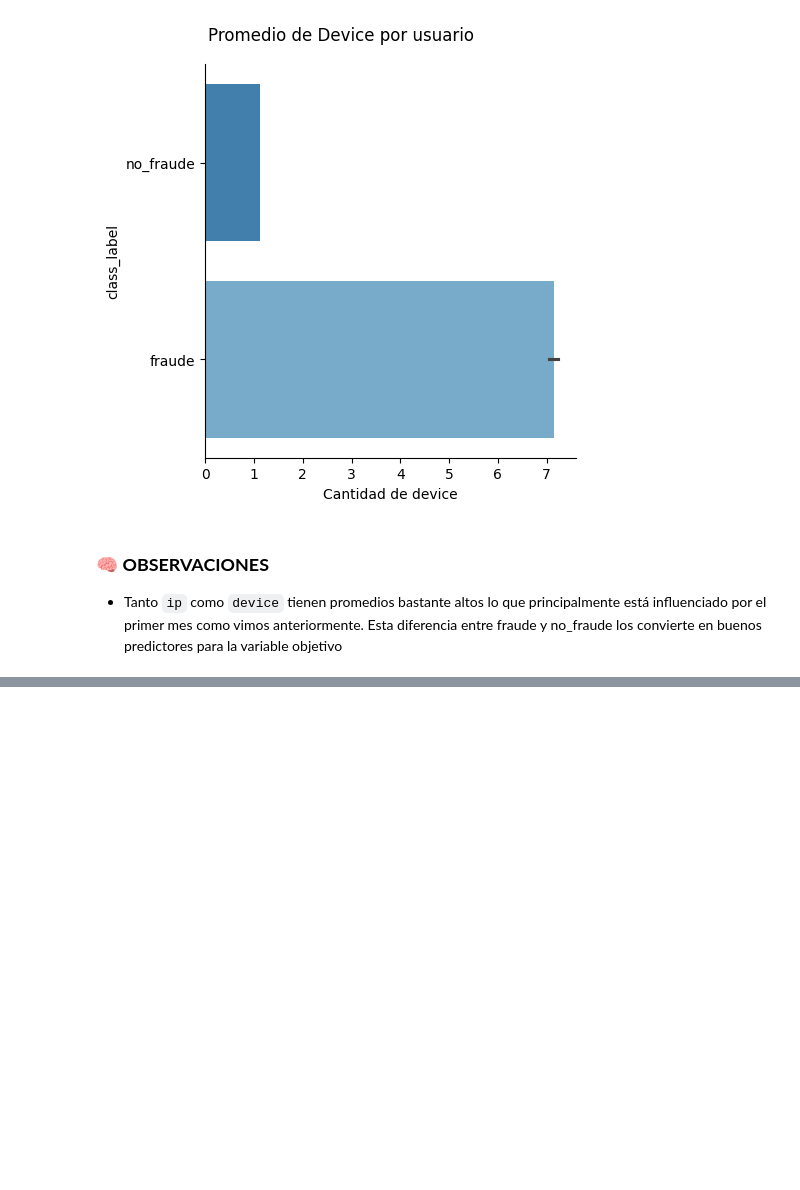
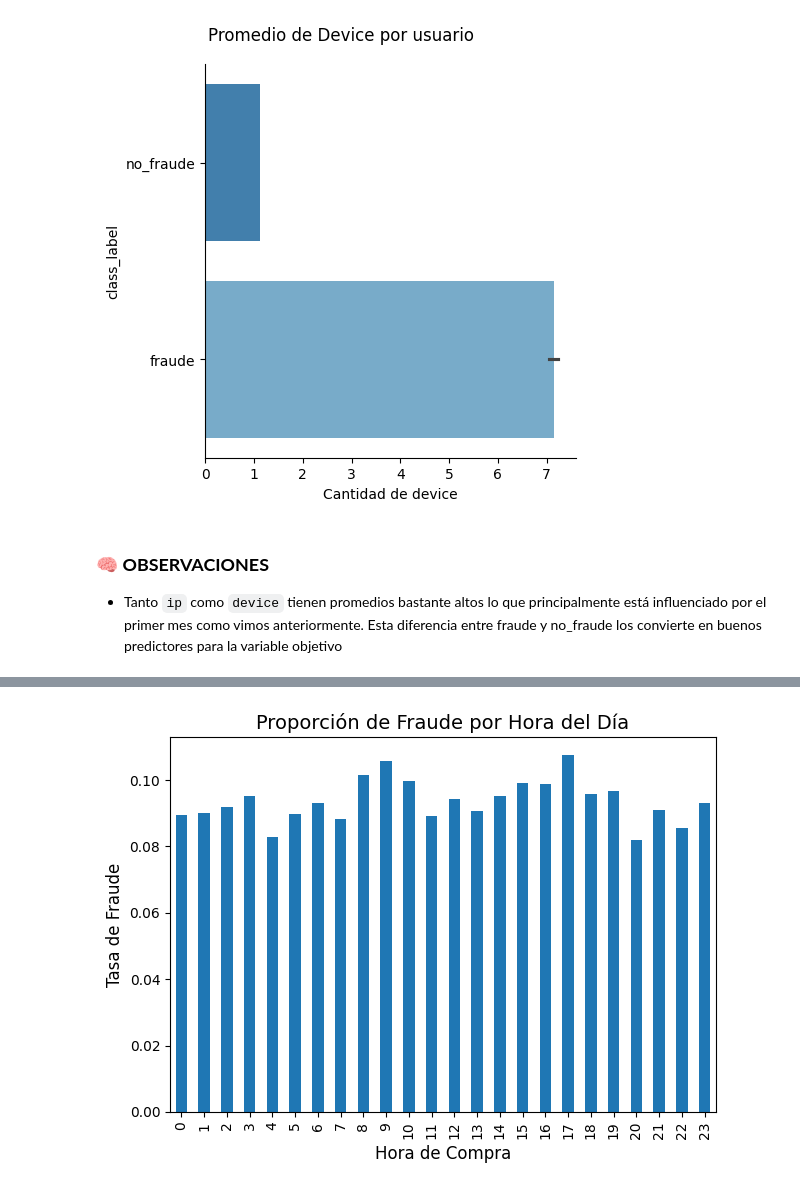
Before and after one commit to LLAES07/fraude_deteccion, a Jupyter notebook: notebook/main.ipynb, the cells around one changed output, grey strips where cells are left out. Drawn from its saved outputs; the diff is of its cells as text; code cells hidden in the pictures; blank space fills up the shorter version.

```diff
--- a/notebook/main.ipynb
+++ b/notebook/main.ipynb
@@ -1425,0 +1458,14 @@ Passing `palette` without assigning `hue` is deprecated and will be removed in v
+# %%
+df_hour = df_merged.groupby('purchase_time_hour')['class'].mean()
+
+plt.figure()
+df_hour.plot(kind='bar')
+
+plt.title('Proporción de Fraude por Hora del Día', fontsize=14)
+plt.xlabel('Hora de Compra', fontsize=12)
+plt.ylabel('Tasa de Fraude', fontsize=12)
+
+plt.tight_layout()
+plt.show()
+# %% [output]
+[figure, added]
```
Also changed, not shown: parts of 4 cells of this notebook.
